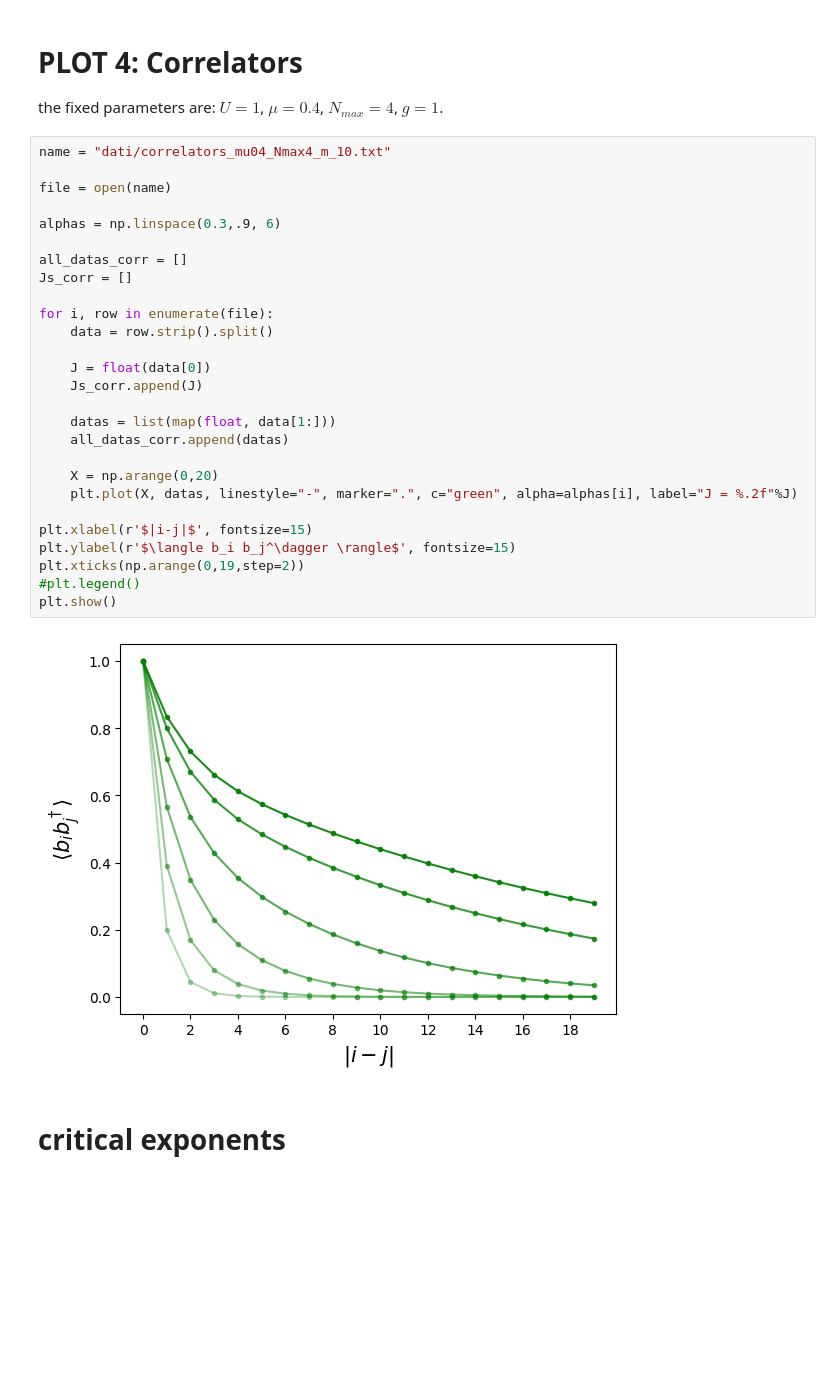
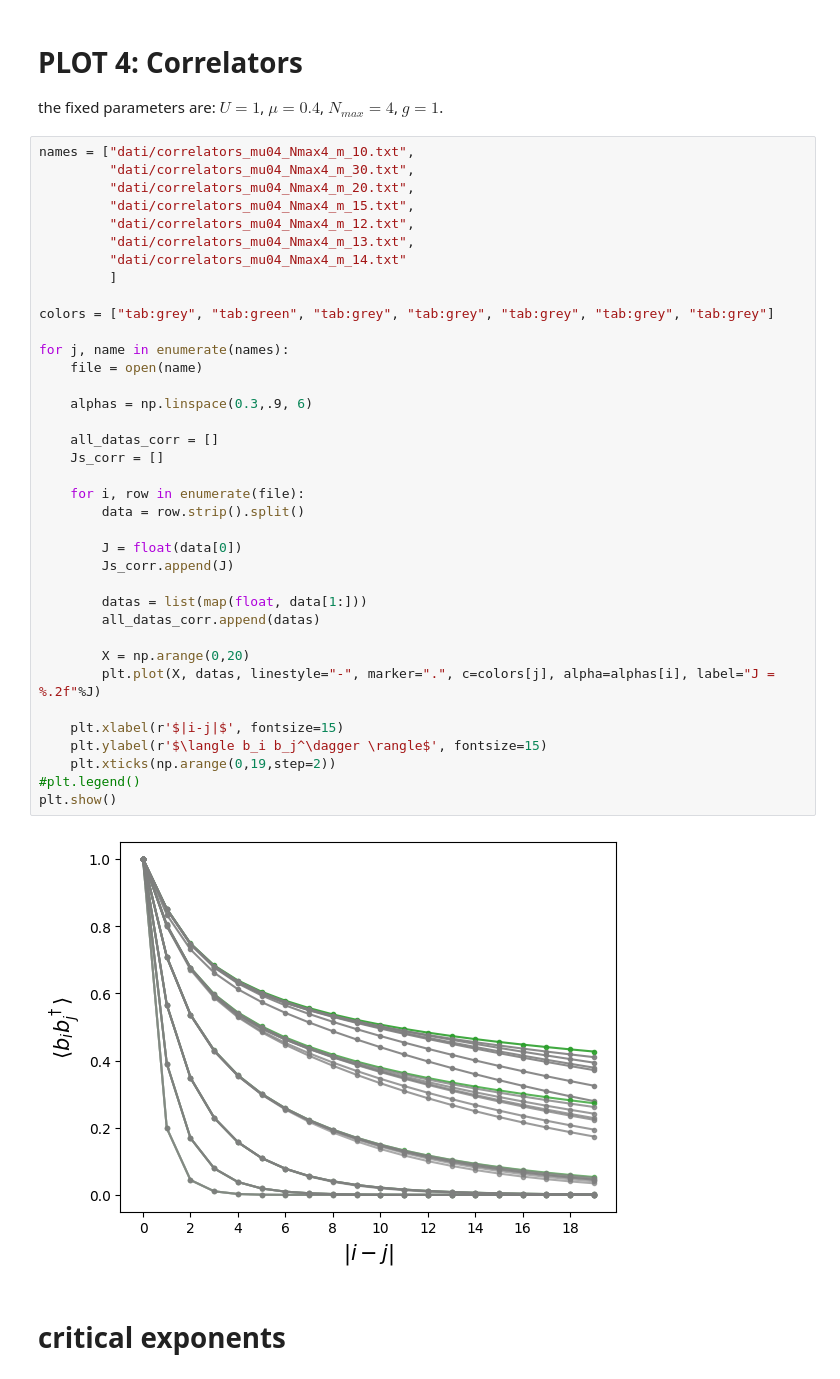
Before and after one commit to ScoomenstheMumens/Numerical-Methods-for-Physics, a Jupyter notebook: DMRG/plot_results.ipynb, the cells around one changed output. Drawn from its saved outputs; the diff is of its cells as text; blank space fills up the shorter version.

Commit message:
correlators fits and all plots done

```diff
--- a/DMRG/plot_results.ipynb
+++ b/DMRG/plot_results.ipynb
@@ -141,34 +141,44 @@ plt.show()
 
 the fixed parameters are: $U = 1$, $\mu=0.4$, $N_{max}=4$, $g=1$.
 # %%
-name = "dati/correlators_mu04_Nmax4_m_10.txt"
+names = ["dati/correlators_mu04_Nmax4_m_10.txt",
+         "dati/correlators_mu04_Nmax4_m_30.txt",
+         "dati/correlators_mu04_Nmax4_m_20.txt",
+         "dati/correlators_mu04_Nmax4_m_15.txt",
+         "dati/correlators_mu04_Nmax4_m_12.txt",
+         "dati/correlators_mu04_Nmax4_m_13.txt",
+         "dati/correlators_mu04_Nmax4_m_14.txt"
+         ]
 
-file = open(name)
+colors = ["tab:grey", "tab:green", "tab:grey", "tab:grey", "tab:grey", "tab:grey", "tab:grey"]
 
-alphas = np.linspace(0.3,.9, 6)
+for j, name in enumerate(names):
+    file = open(name)
 
-all_datas_corr = []
-Js_corr = []
+    alphas = np.linspace(0.3,.9, 6)
 
-for i, row in enumerate(file):
-    data = row.strip().split()
+    all_datas_corr = []
+    Js_corr = []
 
-    J = float(data[0])
-    Js_corr.append(J)
+    for i, row in enumerate(file):
+        data = row.strip().split()
 
-    datas = list(map(float, data[1:]))
-    all_datas_corr.append(datas)
+        J = float(data[0])
+        Js_corr.append(J)
 
-    X = np.arange(0,20)
-    plt.plot(X, datas, linestyle="-", marker=".", c="green", alpha=alphas[i], label="J = %.2f"%J)
+        datas = list(map(float, data[1:]))
+        all_datas_corr.append(datas)
 
-plt.xlabel(r'$|i-j|$', fontsize=15)
-plt.ylabel(r'$\langle b_i b_j^\dagger \rangle$', fontsize=15)
-plt.xticks(np.arange(0,19,step=2))
+        X = np.arange(0,20)
+        plt.plot(X, datas, linestyle="-", marker=".", c=colors[j], alpha=alphas[i], label="J = %.2f"%J)
+
+    plt.xlabel(r'$|i-j|$', fontsize=15)
+    plt.ylabel(r'$\langle b_i b_j^\dagger \rangle$', fontsize=15)
+    plt.xticks(np.arange(0,19,step=2))
 #plt.legend()
 plt.show()
 # %% [output]
-[figure, old version]
+[figure, new version]
 # %% [markdown]
 # critical exponents
 # %%
```
Also changed, not shown: 8 other files.
